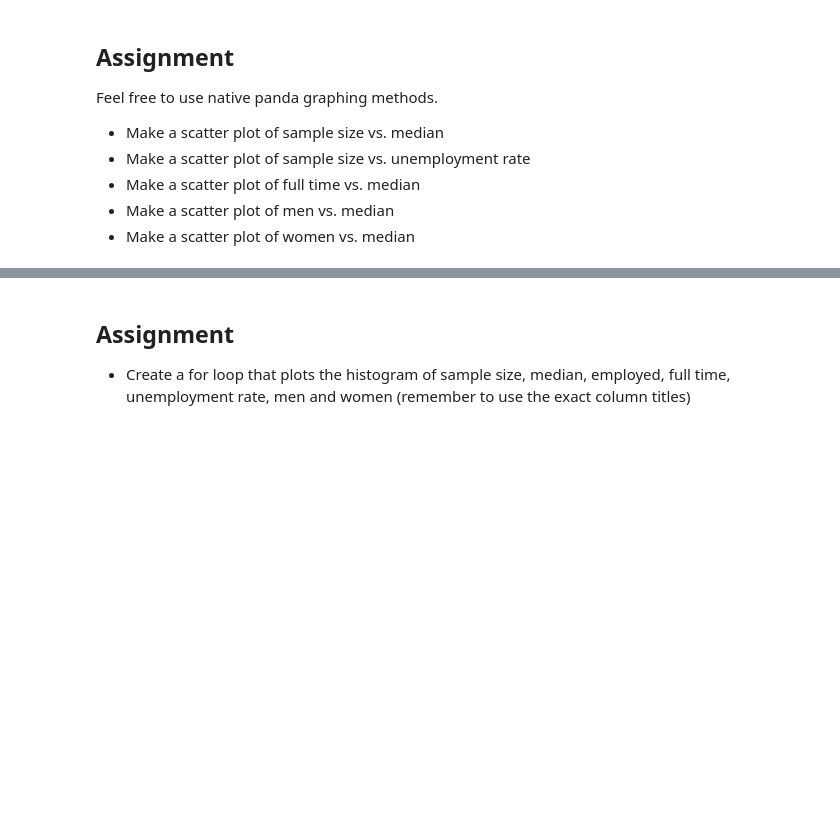
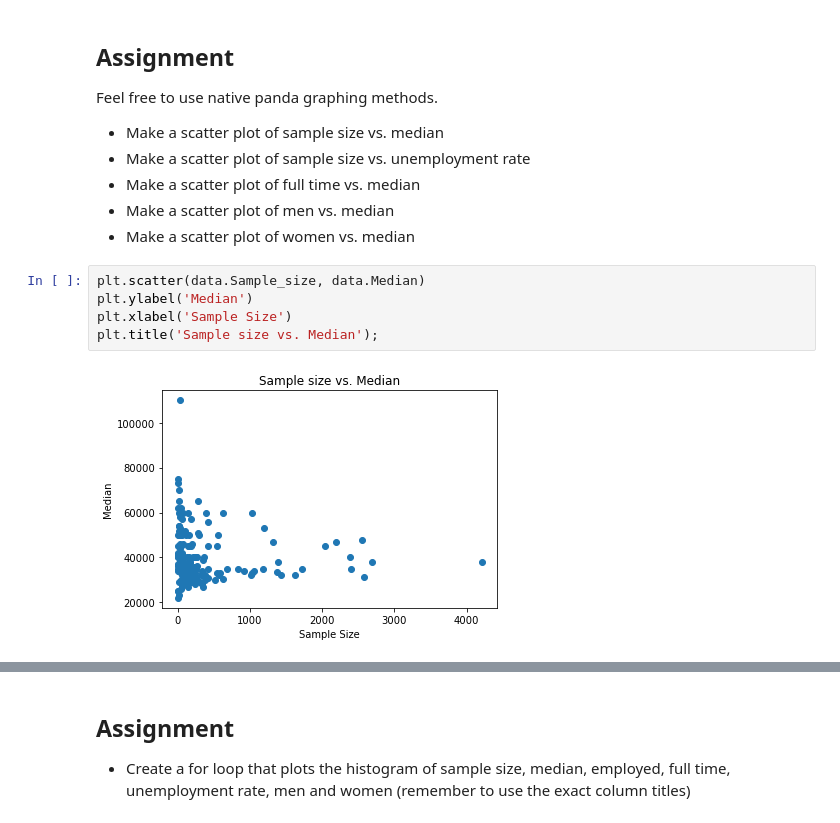
Before and after one commit to mudspringhiker/foundations, a Jupyter notebook: 07_Python_Data_Analysis/college_majors/college.ipynb, the cells around one changed output, grey strips where cells are left out. Drawn from its saved outputs; the diff is of its cells as text; blank space fills up the shorter version.

Commit message:
Add plots

```diff
--- a/07_Python_Data_Analysis/college_majors/college.ipynb
+++ b/07_Python_Data_Analysis/college_majors/college.ipynb
@@ -120,3 +120,10 @@ Feel free to use native panda graphing methods.
 - Make a scatter plot of full time vs. median
 - Make a scatter plot of men vs. median
 - Make a scatter plot of women vs. median
+# %%
+plt.scatter(data.Sample_size, data.Median)
+plt.ylabel('Median')
+plt.xlabel('Sample Size')
+plt.title('Sample size vs. Median');
+# %% [output]
+[figure, added]
```
Also changed, not shown: parts of 1 cell of this notebook.
